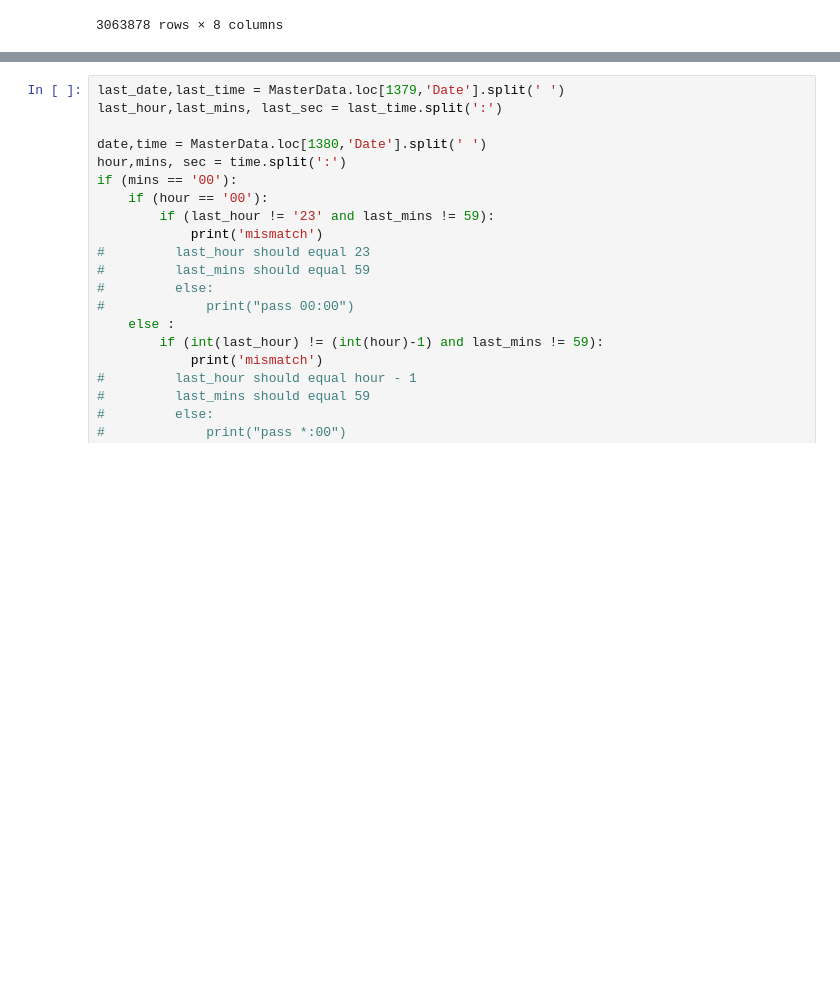
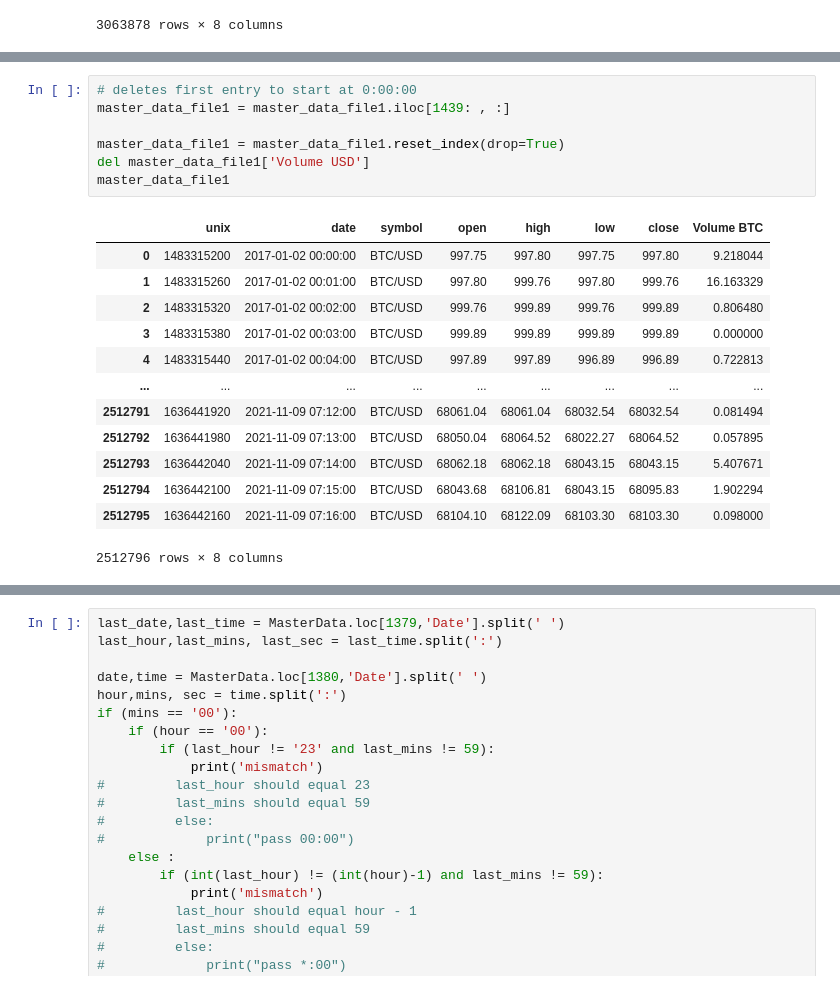
Before and after one commit to adamhaze/DM-Crypto-Trading-Bot, a Jupyter notebook: src/Data Verification.ipynb, the cells around one changed output, grey strips where cells are left out. Drawn from its saved outputs; the diff is of its cells as text; blank space fills up the shorter version.

```diff
--- a/src/Data Verification.ipynb
+++ b/src/Data Verification.ipynb
@@ -26,0 +157,21 @@ del MasterData['index']
+# %%
+# deletes first entry to start at 0:00:00
+master_data_file1 = master_data_file1.iloc[1439: , :]
+
+master_data_file1 = master_data_file1.reset_index(drop=True)
+del master_data_file1['Volume USD']
+master_data_file1
+# %% [output]
+|  | unix | date | symbol | open | high | low | close | Volume BTC |
+| 0 | 1483315200 | 2017-01-02 00:00:00 | BTC/USD | 997.75 | 997.80 | 997.75 | 997.80 | 9.218044 |
+| 1 | 1483315260 | 2017-01-02 00:01:00 | BTC/USD | 997.80 | 999.76 | 997.80 | 999.76 | 16.163329 |
+| 2 | 1483315320 | 2017-01-02 00:02:00 | BTC/USD | 999.76 | 999.89 | 999.76 | 999.89 | 0.806480 |
+| 3 | 1483315380 | 2017-01-02 00:03:00 | BTC/USD | 999.89 | 999.89 | 999.89 | 999.89 | 0.000000 |
+| 4 | 1483315440 | 2017-01-02 00:04:00 | BTC/USD | 997.89 | 997.89 | 996.89 | 996.89 | 0.722813 |
+| ... | ... | ... | ... | ... | ... | ... | ... | ... |
+| 2512791 | 1636441920 | 2021-11-09 07:12:00 | BTC/USD | 68061.04 | 68061.04 | 68032.54 | 68032.54 | 0.081494 |
+| 2512792 | 1636441980 | 2021-11-09 07:13:00 | BTC/USD | 68050.04 | 68064.52 | 68022.27 | 68064.52 | 0.057895 |
+| 2512793 | 1636442040 | 2021-11-09 07:14:00 | BTC/USD | 68062.18 | 68062.18 | 68043.15 | 68043.15 | 5.407671 |
+| 2512794 | 1636442100 | 2021-11-09 07:15:00 | BTC/USD | 68043.68 | 68106.81 | 68043.15 | 68095.83 | 1.902294 |
+| 2512795 | 1636442160 | 2021-11-09 07:16:00 | BTC/USD | 68104.10 | 68122.09 | 68103.30 | 68103.30 | 0.098000 |
+2512796 rows × 8 columns
```
Also changed, not shown: parts of 20 cells of this notebook.
